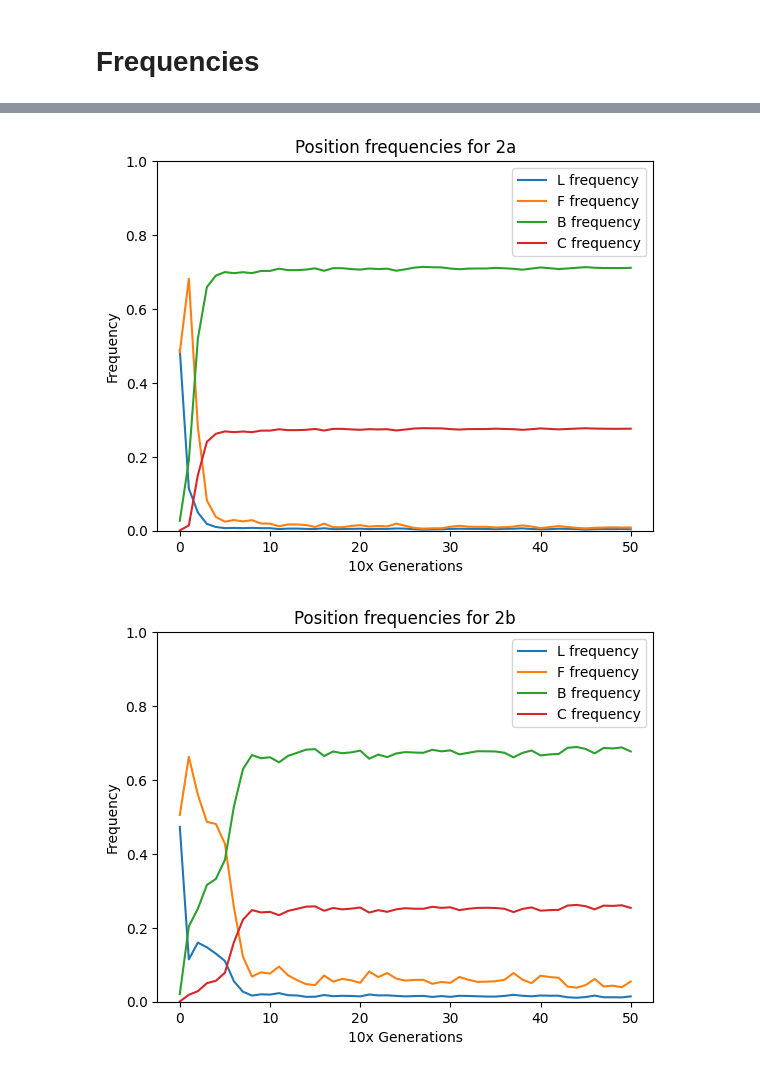
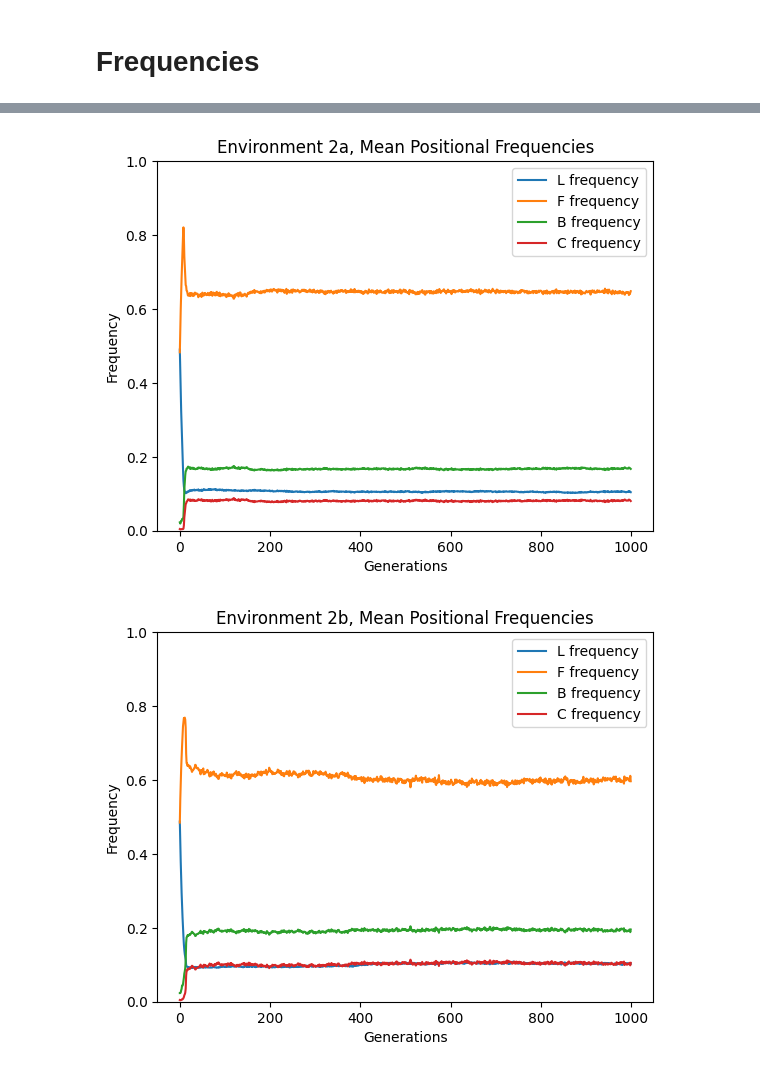
Before and after one commit to Maxuuuuuu/naco-project, a Jupyter notebook: OG-Yang_baseline/analysis.ipynb, the cells around one changed output, grey strips where cells are left out. Cells and saved outputs as stored; diff of their text form; code cells hidden in the pictures.

```diff
--- a/OG-Yang_baseline/analysis.ipynb
+++ b/OG-Yang_baseline/analysis.ipynb
@@ -24,6 +9,33 @@ def plot_frequencies(name, title):
+# %%
+def plot_frequencies(df, title):
+    plt.plot(df["f_L"], label="L frequency")
+    plt.plot(df["f_F"], label="F frequency")
+    plt.plot(df["f_B"], label="B frequency")
+    plt.plot(df["f_C"], label="C frequency")
+
+    plt.legend()
+    plt.ylim([0,1])
+    plt.xlabel("Generations")
+    plt.ylabel("Frequency")
+    plt.title(title)
+
+    plt.show()
+
+def plot_env_frequencies(name):
+    run0 = pd.read_csv(f"yang_reproduction_outputs/final/figure_{name}_0_generation_records.csv")
+    run1 = pd.read_csv(f"yang_reproduction_outputs/final/figure_{name}_1_generation_records.csv")
+    run2 = pd.read_csv(f"yang_reproduction_outputs/final/figure_{name}_2_generation_records.csv")
+
+    avg_run = pd.DataFrame()
+    avg_run["f_L"] = pd.concat([run0["f_L"], run1["f_L"], run2["f_L"]], axis=1).mean(axis=1)
+    avg_run["f_F"] = pd.concat([run0["f_F"], run1["f_F"], run2["f_F"]], axis=1).mean(axis=1)
+    avg_run["f_B"] = pd.concat([run0["f_B"], run1["f_B"], run2["f_B"]], axis=1).mean(axis=1)
+    avg_run["f_C"] = pd.concat([run0["f_C"], run1["f_C"], run2["f_C"]], axis=1).mean(axis=1)
+
+    plot_frequencies(avg_run, f"Environment {name}, Mean Positional Frequencies")
 # %%
-plot_frequencies("1a", "Position frequencies for 1a")
-plot_frequencies("1b", "Position frequencies for 1b")
-plot_frequencies("2a", "Position frequencies for 2a")
-plot_frequencies("2b", "Position frequencies for 2b")
+plot_env_frequencies("1a")
+plot_env_frequencies("1b")
+plot_env_frequencies("2a")
+plot_env_frequencies("2b")
 # %% [output]
@@ -32,2 +44,2 @@ plot_frequencies("2b", "Position frequencies for 2b")
-[figure, old version]
+[figure, new version]
-[figure, old version]
+[figure, new version]
```
Also changed, not shown: parts of 8 cells of this notebook, 13 other files.
